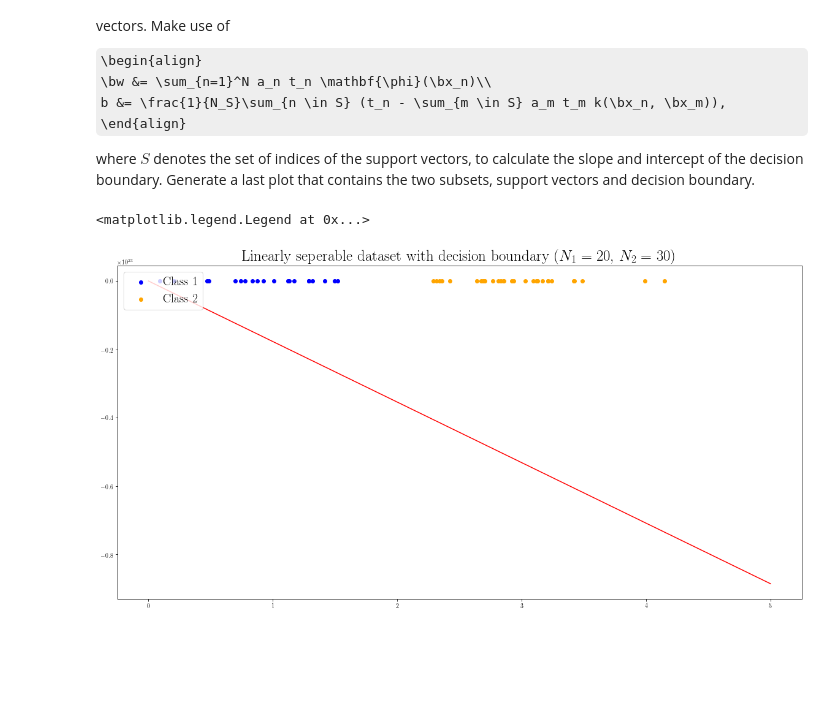
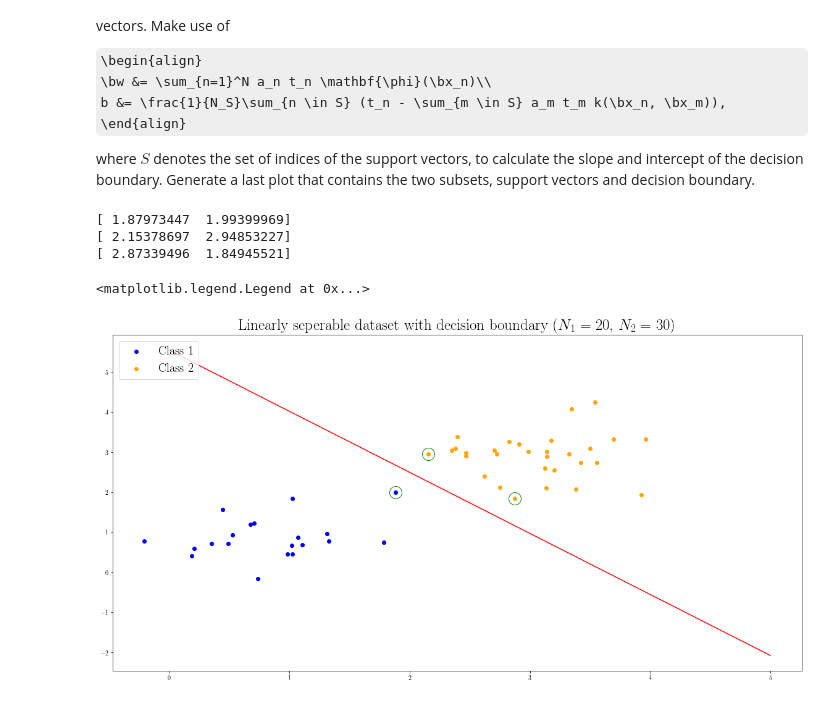
Before and after one commit to Kaleidophon/-friendly-octo-palm-tree, a Jupyter notebook: lab3.ipynb, the cells around one changed output. Cells and saved outputs as stored; diff of their text form; code cells hidden in the pictures; some formulas as TeX source; blank space fills up the shorter version.

```diff
--- a/lab3.ipynb
+++ b/lab3.ipynb
@@ -117,10 +117,9 @@ theta_combinations = [
     [1, 4, 10, 0],
     [1, 4, 0, 5]
 ]
-K = computeK(x_test, x_test, thetas)
 plt.rc('text', usetex=True)
 plt.rc('font', family='serif')
-fig, axes = plt.subplots(2, 3, sharey="all")
+fig, axes = plt.subplots(2, 3)
 n = 5  # Number of sampled functions
 x = range(len(x_test))
 
@@ -133,12 +132,11 @@ for thetas, ax in zip(theta_combinations, axes.flatten()):
         ax.plot(x, y)
 
     # Plot mean function
-    y_mean = ys.sum(axis=0) / len(ys)
-    ax.plot(x, y_mean, linestyle="--", color="grey")
+    ax.plot(x, y_test, linestyle="--", color="grey")
 
     # Plot uncertainty
     std_dev = numpy.sqrt(K.diagonal())
-    ax.fill_between(x, y_mean - 2 * std_dev, y_mean + 2 * std_dev, alpha=0.3, color='grey')
+    ax.fill_between(x, y_test - 2 * std_dev, y_test + 2 * std_dev, alpha=0.3, color='grey')
 
     # Title
     ax.set_title(r"$\theta_1$={}, $\theta_2$={}, $\theta_3$={}, $\theta_4$={}".format(*thetas), size=18)
@@ -497,9 +495,8 @@ def compute_multipliers(X, t):
     # Define constraints
     G = cvxopt.matrix(numpy.identity(len(X)) * (-1))
     h = cvxopt.matrix(0.0, (len(X), 1))
-    A = cvxopt.matrix(numpy.diag(t) * 1.0)
-    #A = cvxopt.matrix(np.ones((1,len(t))) @ np.diag(t))
-    b = cvxopt.matrix(0.0, (len(X), 1))
+    A = cvxopt.matrix(t.reshape(1, -1) * 1.0)
+    b = cvxopt.matrix(np.zeros(1))
 
     P = cvxopt.matrix(K_)
     sol = cvxopt.solvers.qp(P=P, q=q, G=G, h=h, A=A, b=b)
@@ -528,20 +528,18 @@ Now that we have obtained the lagrangian multipliers $\ba$, we use them to find
 # %%
 X, t = create_X_and_t(X_1, X_2)
 a = compute_multipliers(X, t)
-print(a)
 
 # Checks
 assert all([multiplier[0] >= 0 for multiplier in a]), "{} negative lagrange multiplier(s) found.".format(
     sum([multiplier[0] >= 0 for multiplier in a])
 )
 checksum = numpy.dot(t, a)[0]
-assert checksum == 0, "Lagrange multipliers doesn't seem to be correct: {} != 0".format(checksum)
 
 # Find support vectors
 support_vectors = []
-for i, x in zip(range(len(X)), X):
-    if a[i][0] == 0:
-        support_vectors.append(X[i])
+for i in range(len(X)):
+    if a[i][0] >= 1:
+        support_vectors.append(i)
 
 print("{} support vectors found.".format(len(support_vectors)))
 # %% [output]
@@ -578,22 +571,30 @@ w = numpy.array([a[i]*t[i]*X[i] for i in range(len(X))]).sum(axis=0)
 b = 1 / len(support_vectors) * numpy.array(
     [
         t[i] - numpy.array([
-            a[j]*t[j]*numpy.dot(support_vectors[i].T, support_vectors[j]) for j in range(len(support_vectors))
-        ]).sum(axis=0) for i in range(len(support_vectors))
+            a[j]*t[j]*numpy.dot(X[i].T, X[j]) for j in support_vectors
+        ]).sum(axis=0) for i in support_vectors
     ]
 ).sum(axis=0)
-m = -1 / sqrt(w[0]**2 + w[1]**2)
+m = - w[0] / w[1]
+intc = -b / w[1]
 # %%
 x_decision_boundary = numpy.linspace(0, 5, 100)
-y_decision_boundary = m*x_decision_boundary + b
+y_decision_boundary = m*x_decision_boundary + intc
 
 k_1 = plt.scatter(x_1, y_1, color="blue")
 k_2 = plt.scatter(x_2, y_2, color="orange")
+for i in support_vectors:
+    print(X[i])
+    plt.plot(*X[i], "go", ms=20, fillstyle="none")
+
 plt.plot(x_decision_boundary, y_decision_boundary, color="red")
 plt.rc('text', usetex=True)
 plt.rc('font', family='serif')
 plt.title("Linearly seperable dataset with decision boundary ($N_1$ = 20, $N_2$ = 30)", size=25)
 plt.legend([k_1, k_2], ['Class 1', 'Class 2'], loc="upper left", fontsize=20)
 # %% [output]
-<matplotlib.legend.Legend at 0x...>
+[ 1.87973447  1.99399969]
+[ 2.15378697  2.94853227]
+[ 2.87339496  1.84945521]
+<matplotlib.legend.Legend at 0x...>
-[figure, old version]
+[figure, new version]
```
Also changed, not shown: parts of 4 cells of this notebook.
